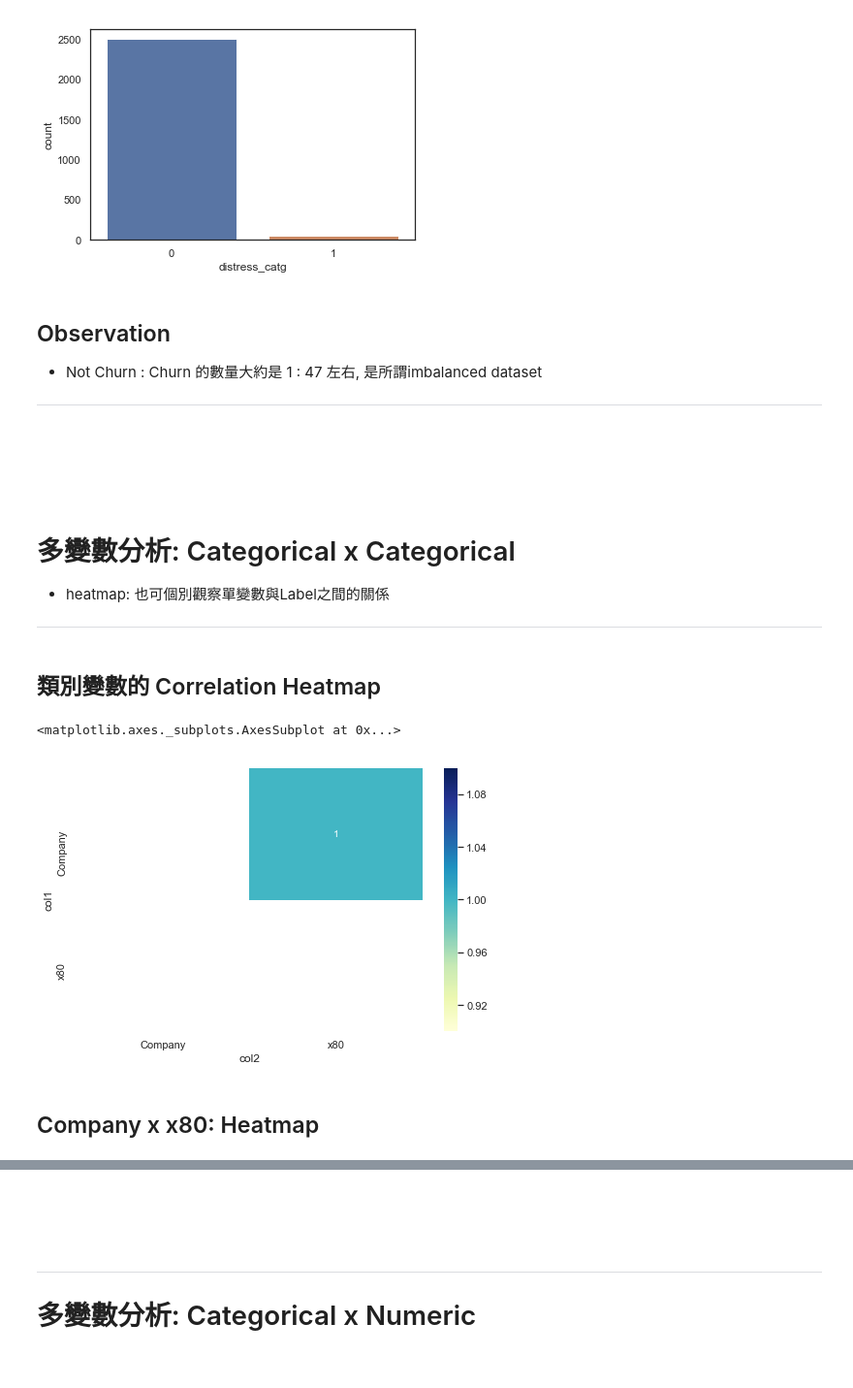
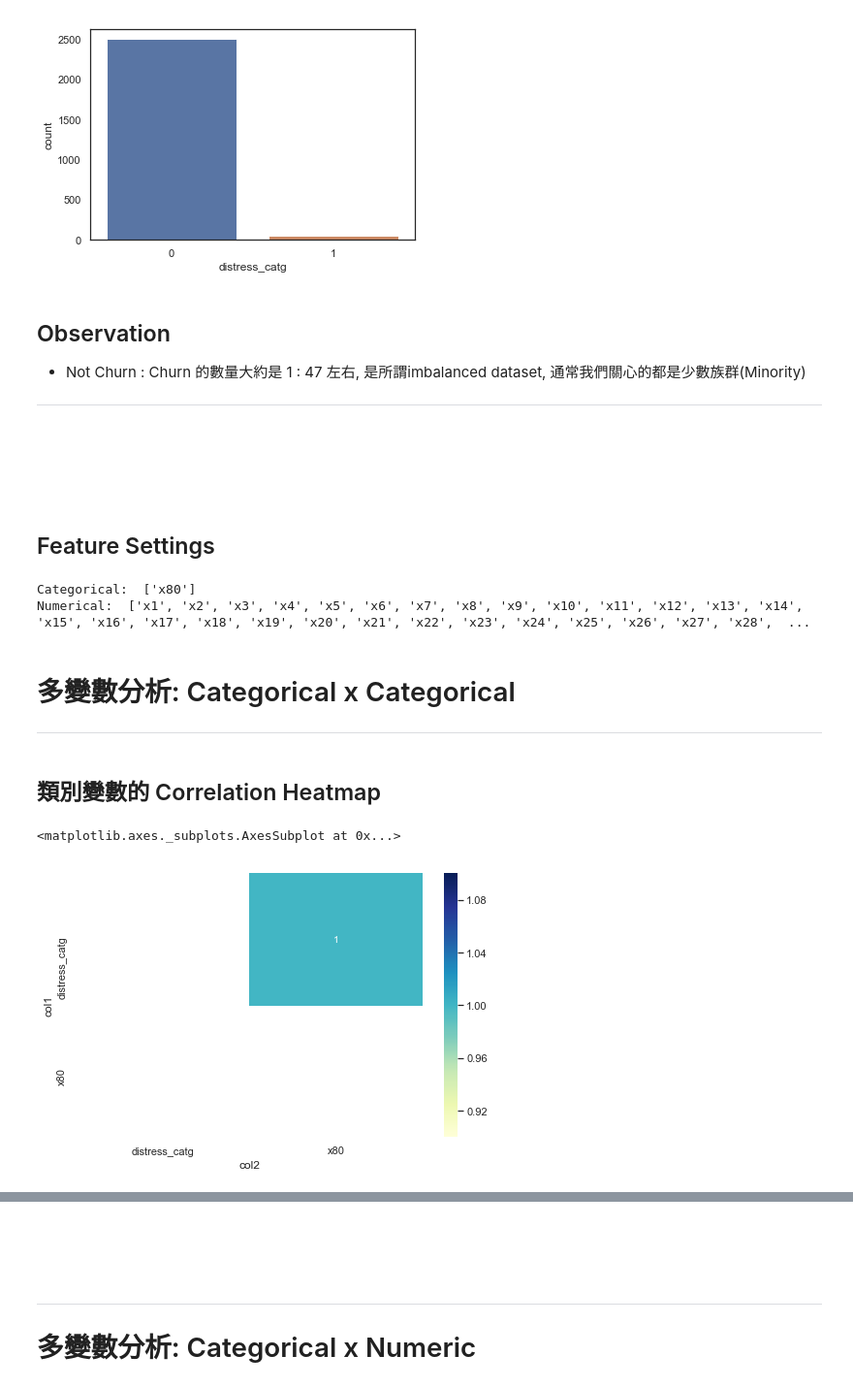
Before and after one commit to CloudMile/allianz_courses, a Jupyter notebook: use_case/solution/eda_financial_distress.ipynb, the cells around one changed output, grey strips where cells are left out. Shown at 97% size. Drawn from its saved outputs; the diff is of its cells as text; code cells hidden in the pictures.

```diff
--- a/use_case/solution/eda_financial_distress.ipynb
+++ b/use_case/solution/eda_financial_distress.ipynb
@@ -148,43 +151,47 @@ Name: distress_catg, dtype: int64
 # %% [markdown]
 ## Observation
 
-* Not Churn : Churn 的數量大約是 1 : 47 左右, 是所謂imbalanced dataset
+* Not Churn : Churn 的數量大約是 1 : 47 左右, 是所謂imbalanced dataset, 通常我們關心的都是少數族群(Minority)
 
 ---
 
 <br/>
 <br/>
 <br/>
+# %% [markdown]
+## Feature Settings
+# %%
+catg_features = ['x80']
+num_features = [f'x{i}' for i in range(1, 84) if i != 80]
+print('Categorical: ', catg_features)
+print('Numerical: ', num_features)
+# %% [output]
+Categorical:  ['x80']
+Numerical:  ['x1', 'x2', 'x3', 'x4', 'x5', 'x6', 'x7', 'x8', 'x9', 'x10', 'x11', 'x12', 'x13', 'x14', 'x15', 'x16', 'x17', 'x18', 'x19', 'x20', 'x21', 'x22', 'x23', 'x24', 'x25', 'x26', 'x27', 'x28',  ...
 # %% [markdown]
 # 多變數分析: Categorical x Categorical
 
-* heatmap: 也可個別觀察單變數與Label之間的關係
 ---
 # %% [markdown]
 ## 類別變數的 Correlation Heatmap
 # %%
-catg_features = ['Company', 'x80']
-num_features = [f'x{i}' for i in range(1, 84) if i != 80]
-
 def catg_corr(catg_cols, data):
     corr = []
     for i, x in enumerate(catg_cols):
         corr += [(x, x, 1)]
         for y in catg_cols[i+1:]:
             r = int(chi_square(x, y, data, verbose=False))
             corr += [(x, y, r), (y, x, r)]
 
     corr = pd.DataFrame(data=corr, columns=['col1', 'col2', 'val'])\
              .pivot('col1', 'col2', 'val')
     return corr
 
-corr = catg_corr(catg_features, raw)
+corr = catg_corr(catg_features + ['distress_catg'], raw)
 plt.figure(figsize=(8, 5))
 mask = np.zeros_like(corr)
 mask[np.tril_indices_from(mask)] = True
 sns.heatmap(corr, cmap="YlGnBu", mask=mask, annot=True)
 # %% [output]
 <matplotlib.axes._subplots.AxesSubplot at 0x...>
-[figure, old version]
+[figure, new version]
-# %% [markdown]
-## Company x x80: Heatmap
```
Also changed, not shown: parts of 51 cells of this notebook, 2 other files.
